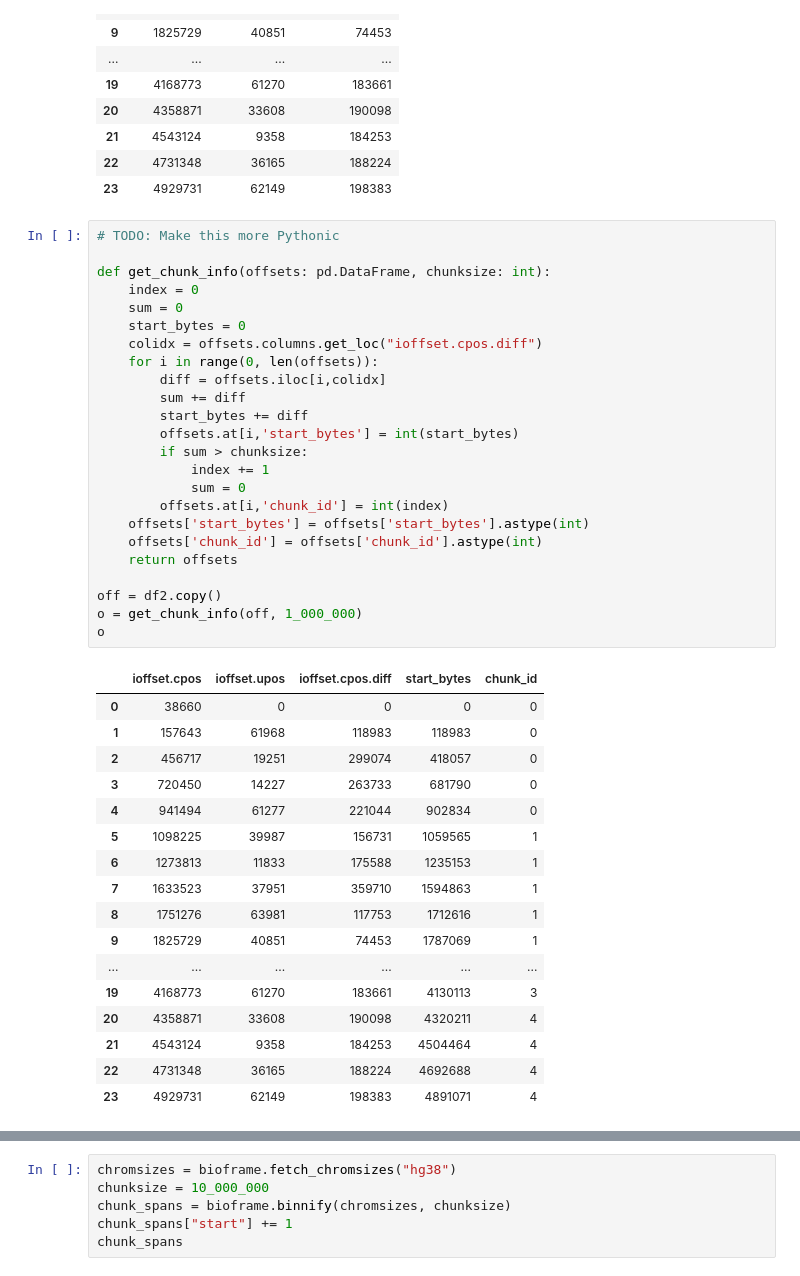
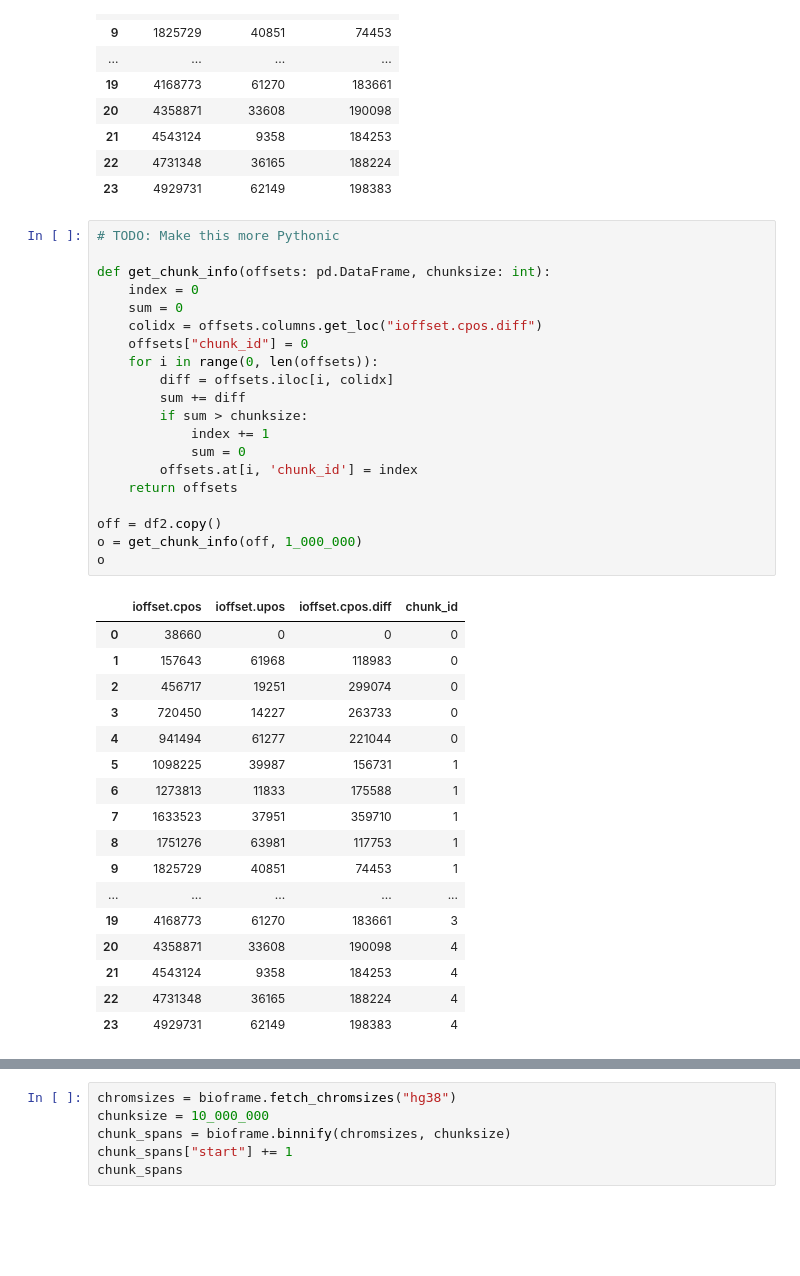
Before and after one commit to abdenlab/dask-ngs, a Jupyter notebook: src/dask_ngs/bench.ipynb, the cells around one changed output, grey strips where cells are left out. Saved outputs shown, nothing was run; the diff lists cells and outputs as text; blank space fills up the shorter version.

Commit message:
Added grouping and diff functions

```diff
--- a/src/dask_ngs/bench.ipynb
+++ b/src/dask_ngs/bench.ipynb
@@ -277,42 +277,38 @@ df2
 # %%
 # TODO: Make this more Pythonic
 
 def get_chunk_info(offsets: pd.DataFrame, chunksize: int):
     index = 0
     sum = 0
-    start_bytes = 0
     colidx = offsets.columns.get_loc("ioffset.cpos.diff")
+    offsets["chunk_id"] = 0
     for i in range(0, len(offsets)):
-        diff = offsets.iloc[i,colidx]
+        diff = offsets.iloc[i, colidx]
         sum += diff
-        start_bytes += diff
-        offsets.at[i,'start_bytes'] = int(start_bytes)
         if sum > chunksize:
             index += 1
             sum = 0
-        offsets.at[i,'chunk_id'] = int(index)
-    offsets['start_bytes'] = offsets['start_bytes'].astype(int)
-    offsets['chunk_id'] = offsets['chunk_id'].astype(int)
+        offsets.at[i, 'chunk_id'] = index
     return offsets
 
 off = df2.copy()
 o = get_chunk_info(off, 1_000_000)
 o
 # %% [output]
-|  | ioffset.cpos | ioffset.upos | ioffset.cpos.diff | start_bytes | chunk_id |
-| 0 | 38660 | 0 | 0 | 0 | 0 |
-| 1 | 157643 | 61968 | 118983 | 118983 | 0 |
-| 2 | 456717 | 19251 | 299074 | 418057 | 0 |
-| 3 | 720450 | 14227 | 263733 | 681790 | 0 |
-| 4 | 941494 | 61277 | 221044 | 902834 | 0 |
-| 5 | 1098225 | 39987 | 156731 | 1059565 | 1 |
-| 6 | 1273813 | 11833 | 175588 | 1235153 | 1 |
-| 7 | 1633523 | 37951 | 359710 | 1594863 | 1 |
-| 8 | 1751276 | 63981 | 117753 | 1712616 | 1 |
-| 9 | 1825729 | 40851 | 74453 | 1787069 | 1 |
-| ... | ... | ... | ... | ... | ... |
-| 19 | 4168773 | 61270 | 183661 | 4130113 | 3 |
-| 20 | 4358871 | 33608 | 190098 | 4320211 | 4 |
-| 21 | 4543124 | 9358 | 184253 | 4504464 | 4 |
-| 22 | 4731348 | 36165 | 188224 | 4692688 | 4 |
-| 23 | 4929731 | 62149 | 198383 | 4891071 | 4 |
+|  | ioffset.cpos | ioffset.upos | ioffset.cpos.diff | chunk_id |
+| 0 | 38660 | 0 | 0 | 0 |
+| 1 | 157643 | 61968 | 118983 | 0 |
+| 2 | 456717 | 19251 | 299074 | 0 |
+| 3 | 720450 | 14227 | 263733 | 0 |
+| 4 | 941494 | 61277 | 221044 | 0 |
+| 5 | 1098225 | 39987 | 156731 | 1 |
+| 6 | 1273813 | 11833 | 175588 | 1 |
+| 7 | 1633523 | 37951 | 359710 | 1 |
+| 8 | 1751276 | 63981 | 117753 | 1 |
+| 9 | 1825729 | 40851 | 74453 | 1 |
+| ... | ... | ... | ... | ... |
+| 19 | 4168773 | 61270 | 183661 | 3 |
+| 20 | 4358871 | 33608 | 190098 | 4 |
+| 21 | 4543124 | 9358 | 184253 | 4 |
+| 22 | 4731348 | 36165 | 188224 | 4 |
+| 23 | 4929731 | 62149 | 198383 | 4 |
```
Also changed, not shown: parts of 4 cells of this notebook.
